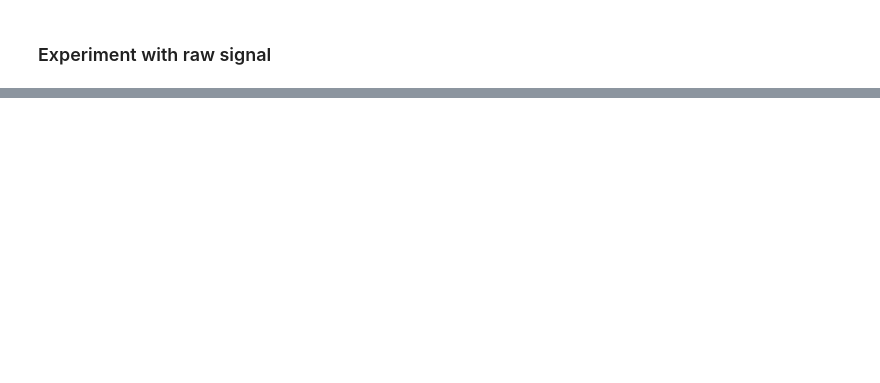
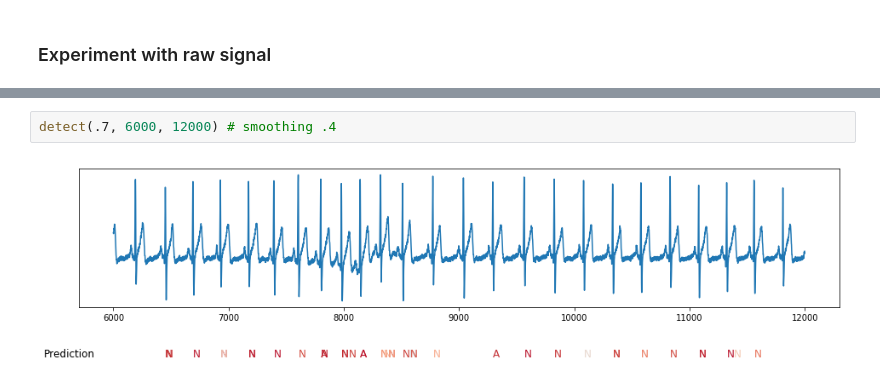
Before and after one commit to piotrbazan/machine-learning, a Jupyter notebook: projects/ecg/raw_signals.ipynb, the cells around one changed output, grey strips where cells are left out. Cells and saved outputs as stored; diff of their text form; blank space fills up the shorter version.

```diff
--- a/projects/ecg/raw_signals.ipynb
+++ b/projects/ecg/raw_signals.ipynb
@@ -75,0 +58,4 @@ plt.plot(data[1]['signals']['S'][0:3784])
+# %%
+detect(.7, 6000, 12000) # smoothing .4
+# %% [output]
+[figure, added]
```
Also changed, not shown: parts of 23 cells of this notebook, 1 other file.
